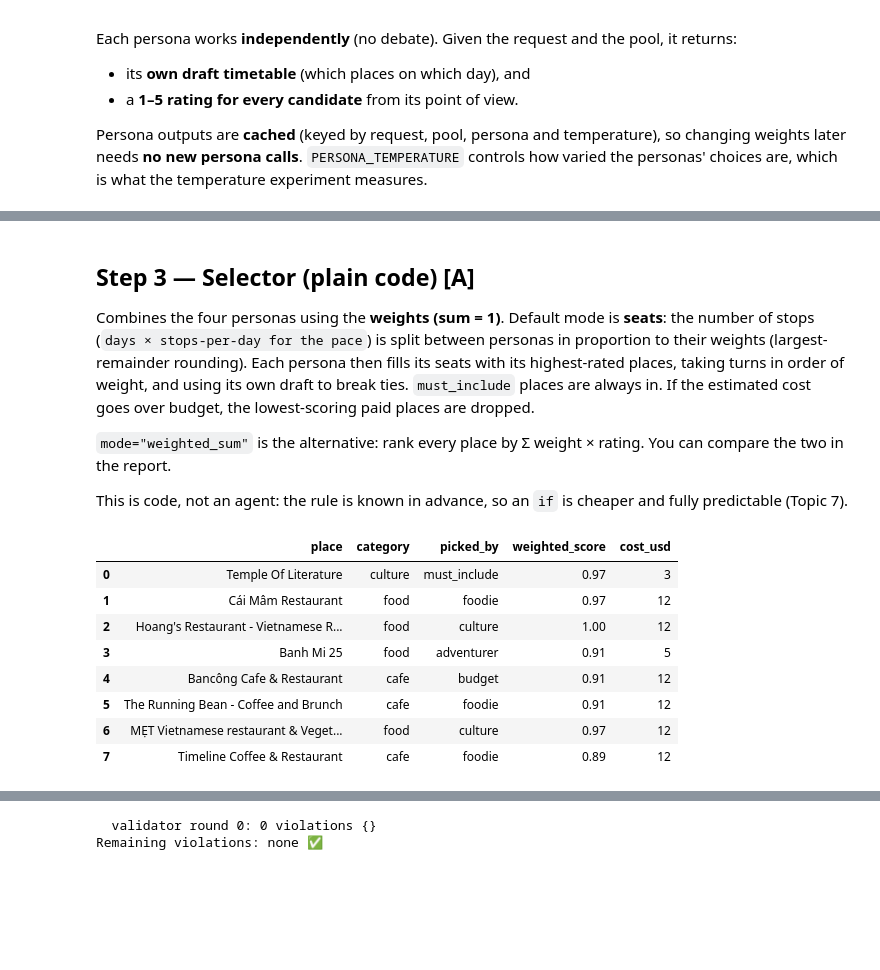
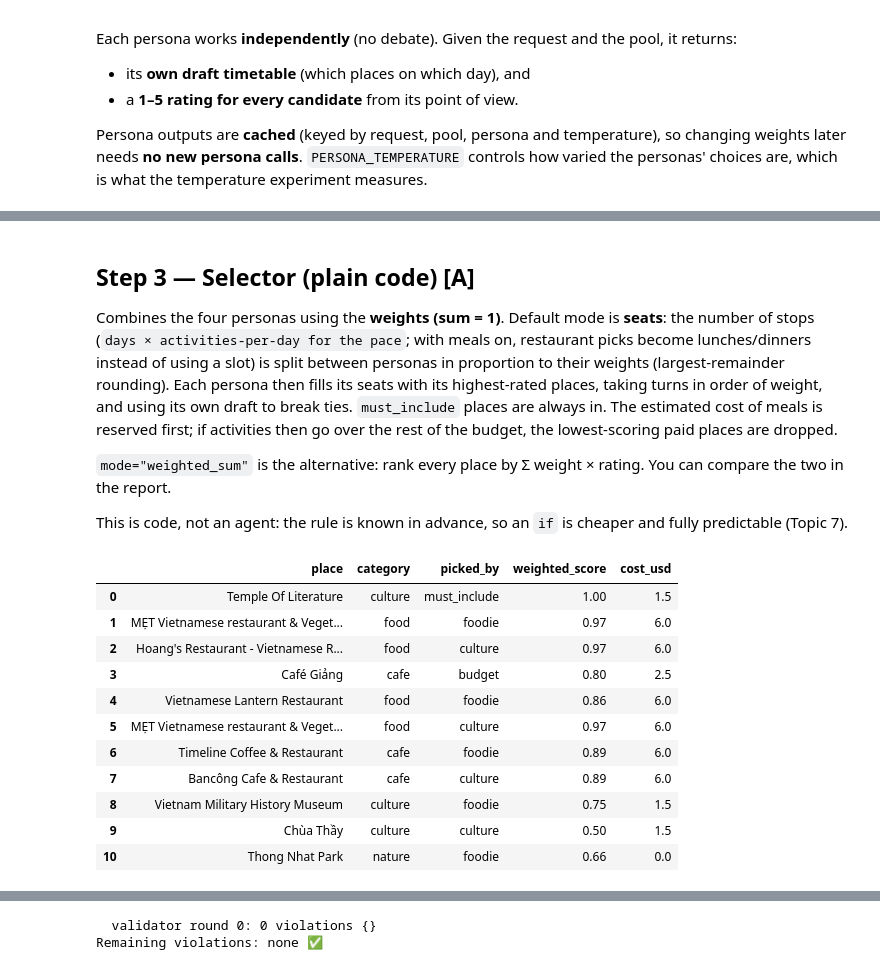
Before and after one commit to Wengzhuohang/TravelWithAgents, a Jupyter notebook: TravelWithAgents.ipynb, the cells around one changed output, grey strips where cells are left out. Cells and saved outputs as stored; diff of their text form; code cells hidden in the pictures; blank space fills up the shorter version.

```diff
--- a/TravelWithAgents.ipynb
+++ b/TravelWithAgents.ipynb
@@ -884,6 +1018,9 @@ We like to start around 9am and be done by 9pm. Please no nightlife, and we must
 WEIGHTS = {"adventurer": 0.1, "foodie": 0.45, "culture": 0.35, "budget": 0.1}
 PERSONA_TEMPERATURE = 0.7      # used again in the temperature experiment
 WEIGHTS = normalize_weights(WEIGHTS)
+
+# Fields the traveller MUST state. Anything else falls back to a default (see the parser cell).
+REQUIRED_TRIP_FIELDS = ["city", "days"]   # options: "city", "days", "start_date", "budget_usd"
 WEIGHTS
 # %% [output]
 {'adventurer': 0.1, 'foodie': 0.45, 'culture': 0.35, 'budget': 0.1}
@@ -997,8 +1313,10 @@ def run_scout(req, target=30, verbose=True):
             and i not in req["must_include_ids"]
             and not (set(PLACES[i]["tags"]) | {PLACES[i]["category"]}) & avoid]
     if len(pool) < 20:                                  # top-up so personas have enough to choose from
-        extra = search_places(exclude_tags=list(avoid) or None, limit=25)["places"]
-        pool += [p["id"] for p in extra if p["id"] not in pool][: 20 - len(pool)]
+        extra = sorted((p for p in PLACES.values() if p["id"] not in pool
+                        and not (set(p["tags"]) | {p["category"]}) & avoid),
+                       key=lambda p: -(p["rating"] or 0))
+        pool += [p["id"] for p in extra][: 20 - len(pool)]
     pool = pool[:max(target, len(req["must_include_ids"]))]
     info = {"steps": out["steps"], "tool_calls": len(out["trajectory"]), "made_up_ids": made_up,
             "notes": out["result"].get("notes", "")}
@@ -1023,7 +1343,7 @@ needs **no new persona calls**. `PERSONA_TEMPERATURE` controls how varied the pe
 what the temperature experiment measures.
 # %%
 PERSONA_SYSTEM = """You are the {label} in a travel-planning team. {brief}
-Look at the trip request and the candidate places. Do two things, from YOUR point of view only:
+{meals_note}Look at the trip request and the candidate places. Do two things, from YOUR point of view only:
 1. Rate EVERY candidate place from 1 (would skip) to 5 (must do).
 2. Draft your own ideal timetable: for each day, a list of place ids in visiting order
    (about {per_day} places per day, respect opening hours and must_include).
@@ -1036,7 +1356,7 @@ PERSONA_CACHE = json.load(open(PERSONA_CACHE_PATH)) if os.path.exists(PERSONA_CA
 
 def _persona_key(persona, req, pool, temperature, run_id):
     base = json.dumps([persona, json.loads(_req_brief(req)), sorted(pool), temperature, run_id,
-                       MODELS[AGENT_ROLE["persona"]]["model"]], sort_keys=True)
+                       MODELS[AGENT_ROLE["persona"]]["model"], MEALS_ENABLED], sort_keys=True)
     return hashlib.sha1(base.encode()).hexdigest()
 
 def run_persona(persona, req, pool, temperature=0.7, run_id=0, verbose=True):
@@ -1052,7 +1372,8 @@ def run_persona(persona, req, pool, temperature=0.7, run_id=0, verbose=True):
         if not isinstance(o.get("draft"), list) or not o["draft"]:
             return "draft must be a non-empty list of days"
         return None
-    sys_ = PERSONA_SYSTEM.format(label=spec["label"], brief=spec["brief"], per_day=STOPS_PER_DAY[req["pace"]])
+    sys_ = PERSONA_SYSTEM.format(label=spec["label"], brief=spec["brief"], per_day=activities_per_day(req["pace"]),
+                                 meals_note=meals_note())
     user = f"Trip request:\n{_req_brief(req)}\n\nCandidates:\n{places_table(pool)}"
     o = chat_json(sys_, user, AGENT_ROLE["persona"], f"persona:{persona}", validate=validate,
                   temperature=temperature, max_tokens=3000)
@@ -1063,10 +1384,10 @@ def run_persona(persona, req, pool, temperature=0.7, run_id=0, verbose=True):
                 ratings[k] = max(1, min(5, int(round(float(v)))))
         except (TypeError, ValueError):
             pass
-    draft = [{"day": int(d.get("day", n + 1)), "stops": [s for s in d.get("stops", []) if s in poolset]}
+    draft = [{"day": n + 1, "stops": [stop_id(s) for s in day_stops(d) if stop_id(s) in poolset]}
              for n, d in enumerate(o["draft"][: req["days"]])]
     res = {"ratings": ratings, "draft": draft, "rationale": o.get("rationale", ""),
-           "invalid_ids": sum(1 for d in o["draft"] for s in d.get("stops", []) if s not in poolset)}
+           "invalid_ids": sum(1 for d in o["draft"] for s in day_stops(d) if stop_id(s) not in poolset)}
     PERSONA_CACHE[key] = res
     json.dump(PERSONA_CACHE, open(PERSONA_CACHE_PATH, "w"))
     return res
@@ -1094,10 +1416,10 @@ PERSONA_OUT = run_personas(REQ, POOL, PERSONA_TEMPERATURE)
 ## Step 3 — Selector (plain code) **[A]**
 
 Combines the four personas using the **weights (sum = 1)**. Default mode is **seats**: the number of stops
-(`days × stops-per-day for the pace`) is split between personas in proportion to their weights (largest-remainder
+(`days × activities-per-day for the pace`; with meals on, restaurant picks become lunches/dinners instead of using a slot) is split between personas in proportion to their weights (largest-remainder
 rounding). Each persona then fills its seats with its highest-rated places, taking turns in order of weight, and
-using its own draft to break ties. `must_include` places are always in. If the estimated cost goes over budget, the
-lowest-scoring paid places are dropped.
+using its own draft to break ties. `must_include` places are always in. The estimated cost of meals is reserved first; if activities
+then go over the rest of the budget, the lowest-scoring paid places are dropped.
 
 `mode="weighted_sum"` is the alternative: rank every place by Σ weight × rating. You can compare the two in the report.
 
@@ -1112,59 +1434,77 @@ def _largest_remainder(weights, n):
 
 def select_places(pool, persona_out, weights, req, mode="seats"):
     w = normalize_weights(weights)
-    n_slots = req["days"] * STOPS_PER_DAY[req["pace"]]
+    n_slots = req["days"] * activities_per_day(req["pace"])
     rating = lambda p, i: persona_out[p]["ratings"].get(i, 2)
     in_draft = lambda p, i: any(i in d["stops"] for d in persona_out[p]["draft"])
     score = {i: sum(w[p] * (rating(p, i) - 1) / 4 for p in w) for i in pool}
     chosen = [i for i in req["must_include_ids"] if i in PLACES]
     picked_by = {i: "must_include" for i in chosen}
+    # With meals on, a restaurant pick becomes a lunch/dinner instead of using an activity slot
+    # (capped at lunches + dinners), so the rest of the day still gets real activities.
+    meal_food = lambda i: MEALS_ENABLED and is_eatery(PLACES[i], "lunch")
+    food_cap = req["days"] * sum(1 for m in day_meal_slots(req) if m[0] != "breakfast")
+    n_food = 0
+    def allowed(i):
+        return i not in chosen and not (meal_food(i) and n_food >= food_cap)
     if mode == "weighted_sum":
         for i in sorted(pool, key=lambda i: -score[i]):
-            if len(chosen) >= n_slots:
+            if sum(not meal_food(c) for c in chosen) >= n_slots:
                 break
-            if i not in chosen:
+            if allowed(i):
                 chosen.append(i)
                 picked_by[i] = "weighted_sum"
+                n_food += meal_food(i)
     else:
-        seats = _largest_remainder(w, max(0, n_slots - len(chosen)))
+        seats = _largest_remainder(w, max(0, n_slots - sum(not meal_food(c) for c in chosen)))
         prefs = {p: sorted(pool, key=lambda i: (-rating(p, i), -in_draft(p, i), -score[i])) for p in w}
         order = sorted(w, key=lambda p: -w[p])
         while any(seats.values()):
             for p in order:
                 if seats[p] <= 0:
                     continue
-                nxt = next((i for i in prefs[p] if i not in chosen), None)
-                seats[p] -= 1
+                nxt = next((i for i in prefs[p] if allowed(i)), None)
                 if nxt:
                     chosen.append(nxt)
                     picked_by[nxt] = p
-    # budget trim: drop the lowest-scoring paid, non-mandatory places until under budget
+                    if meal_food(nxt):
+                        n_food += 1
+                        continue                       # a meal, not an activity: the seat stays open
+                seats[p] -= 1
+    # budget trim: reserve money for meals, then drop the lowest-scoring paid places until under budget
     cost = lambda ids: sum(PLACES[i]["est_cost_usd"] for i in ids)
+    meal_budget = estimated_meal_cost(req)
+    if meal_budget > req["budget_usd"]:
+        print(f"  ⚠️ the budget ({req['budget_usd']:.0f} USD) doesn't cover the meals alone "
+              f"(~{meal_budget:.0f} USD); the plan will be over budget.")
     dropped = []
-    while cost(chosen) > req["budget_usd"]:
+    while cost(chosen) > req["budget_usd"] - meal_budget:
         paid = [i for i in chosen if PLACES[i]["est_cost_usd"] > 0 and picked_by[i] != "must_include"]
         if not paid:
             break
-        worst = min(paid, key=lambda i: (score[i], -PLACES[i]["est_cost_usd"]))   # on a tie, drop the priciest
+        worst = min(paid, key=lambda i: score[i])
         chosen.remove(worst)
         dropped.append(worst)
     return {"selected": chosen, "picked_by": picked_by, "score": score, "dropped_for_budget": dropped,
-            "weights": w, "mode": mode}
+            "meal_budget_usd": meal_budget, "weights": w, "mode": mode}
 
 SEL = select_places(POOL, PERSONA_OUT, WEIGHTS, REQ)
 pd.DataFrame([{"place": PLACES[i]["name"], "category": PLACES[i]["category"], "picked_by": SEL["picked_by"][i],
                "weighted_score": round(SEL["score"].get(i, 0), 2), "cost_usd": PLACES[i]["est_cost_usd"]}
               for i in SEL["selected"]])
 # %% [output]
 |  | place | category | picked_by | weighted_score | cost_usd |
-| 0 | Temple Of Literature | culture | must_include | 0.97 | 3 |
-| 1 | Cái Mâm Restaurant | food | foodie | 0.97 | 12 |
-| 2 | Hoang's Restaurant - Vietnamese R... | food | culture | 1.00 | 12 |
-| 3 | Banh Mi 25 | food | adventurer | 0.91 | 5 |
-| 4 | Bancông Cafe & Restaurant | cafe | budget | 0.91 | 12 |
-| 5 | The Running Bean - Coffee and Brunch | cafe | foodie | 0.91 | 12 |
-| 6 | MẸT Vietnamese restaurant & Veget... | food | culture | 0.97 | 12 |
-| 7 | Timeline Coffee & Restaurant | cafe | foodie | 0.89 | 12 |
+| 0 | Temple Of Literature | culture | must_include | 1.00 | 1.5 |
+| 1 | MẸT Vietnamese restaurant & Veget... | food | foodie | 0.97 | 6.0 |
+| 2 | Hoang's Restaurant - Vietnamese R... | food | culture | 0.97 | 6.0 |
+| 3 | Café Giảng | cafe | budget | 0.80 | 2.5 |
+| 4 | Vietnamese Lantern Restaurant | food | foodie | 0.86 | 6.0 |
+| 5 | MẸT Vietnamese restaurant & Veget... | food | culture | 0.97 | 6.0 |
+| 6 | Timeline Coffee & Restaurant | cafe | foodie | 0.89 | 6.0 |
+| 7 | Bancông Cafe & Restaurant | cafe | culture | 0.89 | 6.0 |
+| 8 | Vietnam Military History Museum | culture | foodie | 0.75 | 1.5 |
+| 9 | Chùa Thầy | culture | culture | 0.50 | 1.5 |
+| 10 | Thong Nhat Park | nature | foodie | 0.66 | 0.0 |
 # %% [markdown]
 ## Step 4 — Route optimiser (plain code + real routing) **[A]**
 
```
Also changed, not shown: parts of 37 cells of this notebook, 11 other files.
